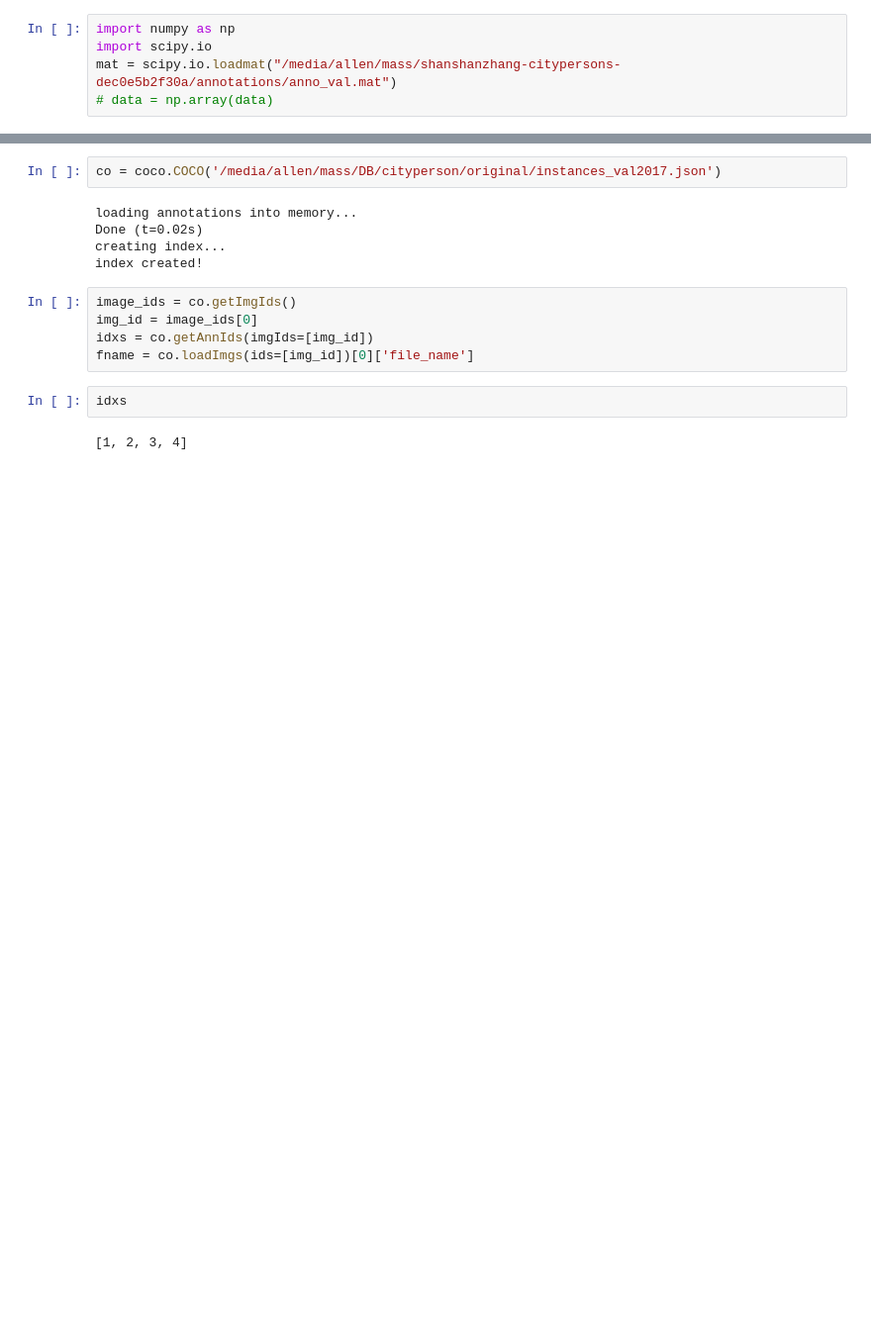
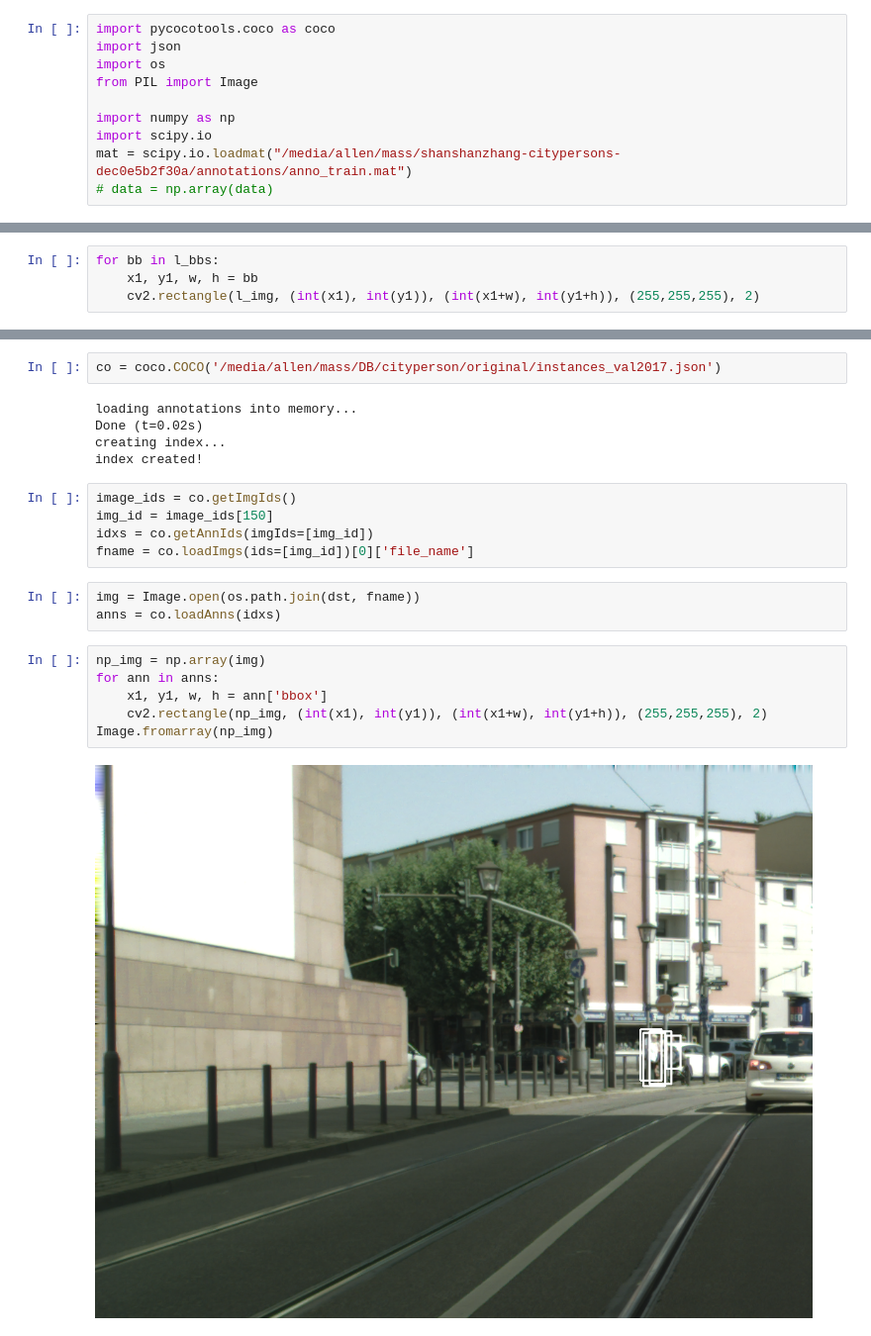
Before and after one commit to kakusikun/deep-learning-works, a Jupyter notebook: notebook/Cityperson.ipynb, the cells around one changed output, grey strips where cells are left out. Shown at 99% size. Saved outputs shown, nothing was run; the diff lists cells and outputs as text; blank space fills up the shorter version.

```diff
--- a/notebook/Cityperson.ipynb
+++ b/notebook/Cityperson.ipynb
@@ -1,5 +1,10 @@
 # %%
+import pycocotools.coco as coco
+import json
+import os
+from PIL import Image
+
 import numpy as np
 import scipy.io
-mat = scipy.io.loadmat("/media/allen/mass/shanshanzhang-citypersons-dec0e5b2f30a/annotations/anno_val.mat")
+mat = scipy.io.loadmat("/media/allen/mass/shanshanzhang-citypersons-dec0e5b2f30a/annotations/anno_train.mat")
 # data = np.array(data)
@@ -58 +126,5 @@ import json
+# %%
+for bb in l_bbs:
+    x1, y1, w, h = bb
+    cv2.rectangle(l_img, (int(x1), int(y1)), (int(x1+w), int(y1+h)), (255,255,255), 2)
 # %%
@@ -67,10 +139,17 @@ creating index...
 index created!
 # %%
 image_ids = co.getImgIds()
-img_id = image_ids[0]
+img_id = image_ids[150]
 idxs = co.getAnnIds(imgIds=[img_id])
 fname = co.loadImgs(ids=[img_id])[0]['file_name']
-# %%
-idxs
-# %% [output]
-[1, 2, 3, 4]
+# %%
+img = Image.open(os.path.join(dst, fname))
+anns = co.loadAnns(idxs)
+# %%
+np_img = np.array(img)
+for ann in anns:
+    x1, y1, w, h = ann['bbox']
+    cv2.rectangle(np_img, (int(x1), int(y1)), (int(x1+w), int(y1+h)), (255,255,255), 2)
+Image.fromarray(np_img)
+# %% [output]
+[figure, added]
```
Also changed, not shown: parts of 6 cells of this notebook, 12 other files.
